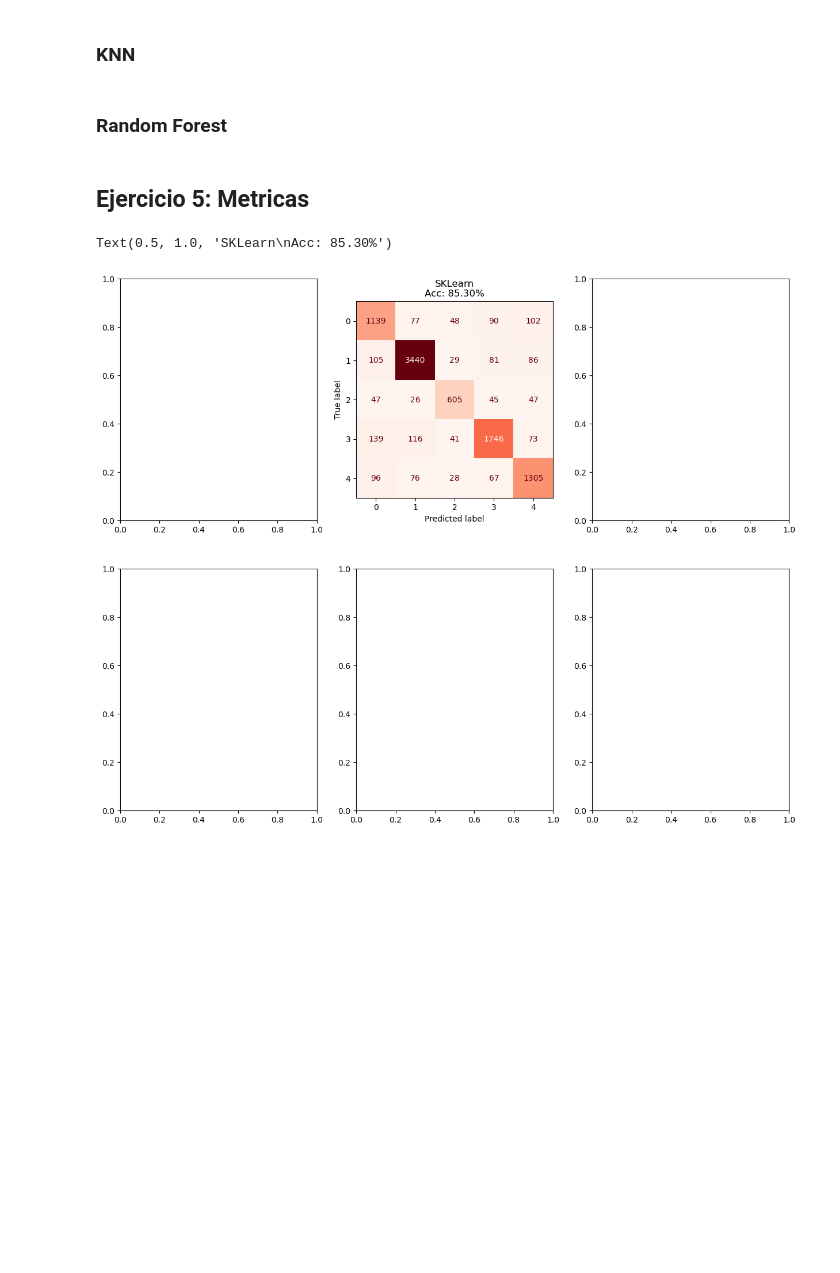
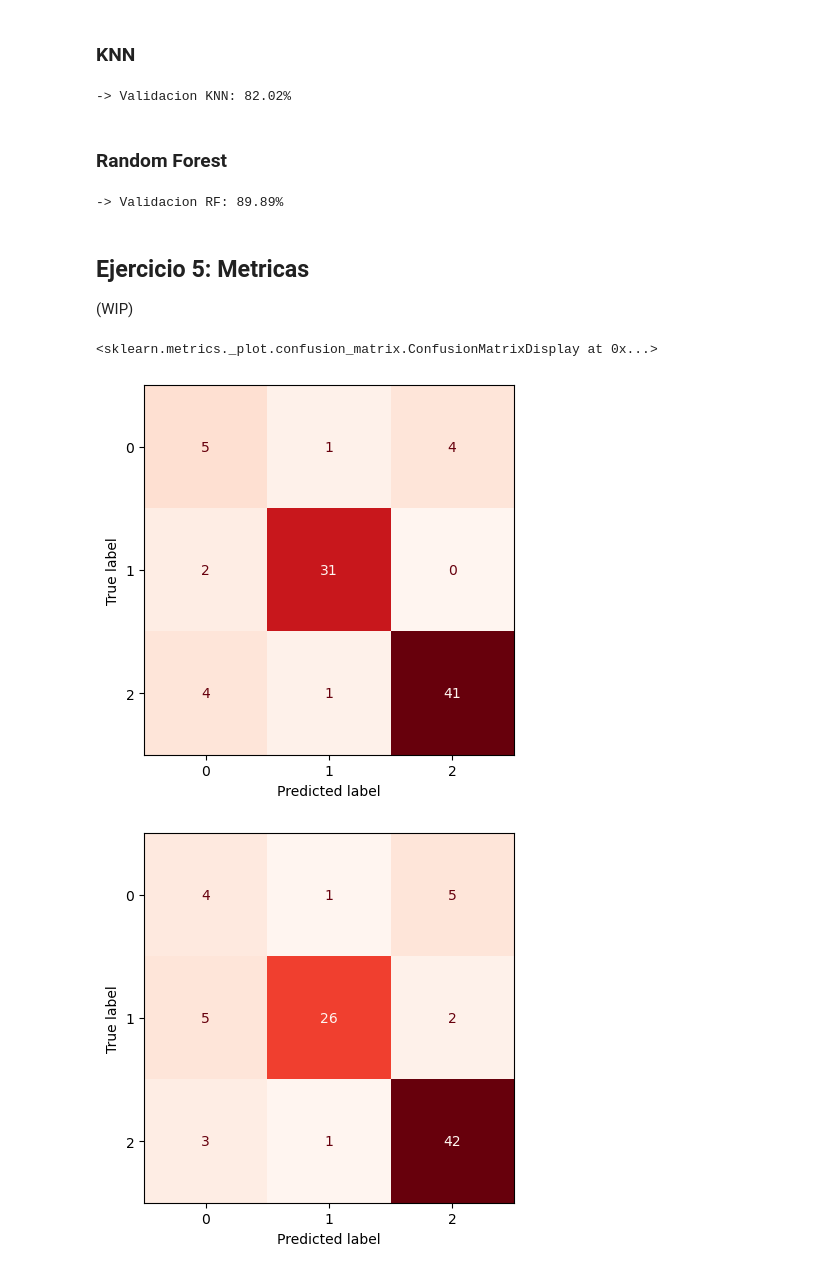
Before and after one commit to pokoli0/AAMD, a Jupyter notebook: Practica5/Practica5Enuncuado/guia.ipynb, the cells around one changed output. Cells and saved outputs as stored; diff of their text form; code cells hidden in the pictures; blank space fills up the shorter version.

Commit message:
metricas

```diff
--- a/Practica5/Practica5Enuncuado/guia.ipynb
+++ b/Practica5/Practica5Enuncuado/guia.ipynb
@@ -379,11 +285,11 @@ mlp_sklearn = MLPClassifier(
         verbose=True
     )
 
-mlp_sklearn.fit(X_train, y_train_lbl)
+mlp_sklearn.fit(X_train, y_train)
 
 y_pred_sklearn = mlp_sklearn.predict(X_test)
 
-acc_sklearn = accuracy_score(y_test_lbl, y_pred_sklearn)
+acc_sklearn = accuracy_score(y_test, y_pred_sklearn)
 
 print(f"-> Validacion SKLearn MLP: {acc_sklearn * 100:.2f}%")
 # %% [output]
@@ -407,11 +313,13 @@ Training loss did not improve more than tol=0.000100 for 100 consecutive epochs.
 # %% [markdown]
 ### Decision Tree
 # %%
+from sklearn.tree import DecisionTreeClassifier
+
 # codigo del decision tree
 
 dt = DecisionTreeClassifier(max_depth=10, random_state=42)
-dt.fit(X_train, y_train_lbl)
+dt.fit(X_train, y_train)
 y_pred_dt = dt.predict(X_test)
-acc_dt = accuracy_score(y_test_lbl, y_pred_dt)
+acc_dt = accuracy_score(y_test, y_pred_dt)
 
 print(f"-> Validacion DT: {acc_dt * 100:.2f}%")
@@ -418,24 +328,36 @@ print(f"-> Validacion DT: {acc_dt * 100:.2f}%")
 # %% [markdown]
 ### KNN
 # %%
+from sklearn.neighbors import KNeighborsClassifier
+
 # codigo del KNN
 
 knn = KNeighborsClassifier(n_neighbors=5)
-knn.fit(X_train, y_train_lbl)
+knn.fit(X_train, y_train)
 y_pred_knn = knn.predict(X_test)
-acc_knn = accuracy_score(y_test_lbl, y_pred_knn)
+acc_knn = accuracy_score(y_test, y_pred_knn)
 
 print(f"-> Validacion KNN: {acc_knn * 100:.2f}%")
+# %% [output]
+-> Validacion KNN: 82.02%
 # %% [markdown]
 ### Random Forest
 # %%
+from sklearn.ensemble import RandomForestClassifier
+
+
 # codigo del random forest
 
 rf = RandomForestClassifier(n_estimators=100, max_depth=15, random_state=42)
-rf.fit(X_train, y_train_lbl)
+rf.fit(X_train, y_train)
 y_pred_rf = rf.predict(X_test)
-acc_rf = accuracy_score(y_test_lbl, y_pred_rf)
+acc_rf = accuracy_score(y_test, y_pred_rf)
 
 print(f"-> Validacion RF: {acc_rf * 100:.2f}%")
+# %% [output]
+-> Validacion RF: 89.89%
 # %% [markdown]
 ## Ejercicio 5: Metricas
+
+
+(WIP)
@@ -445,20 +364,12 @@ from sklearn.metrics import ConfusionMatrixDisplay
 # %%
+
+from sklearn.metrics import ConfusionMatrixDisplay
+
 # Matriz de confusion
 
-fig, axes = plt.subplots(2, 3, figsize=(15, 12))
-axes = axes.flatten()
-
-ConfusionMatrixDisplay.from_predictions(y_test_lbl, y_pred_sklearn, ax=axes[1], cmap="Reds", colorbar=False)
-axes[1].set_title(f"SKLearn\nAcc: {acc_sklearn * 100:.2f}%")
-
-#ConfusionMatrixDisplay.from_predictions(y_test_lbl, y_pred_knn, ax=axes[2], cmap="Reds", colorbar=False)
-#axes[2].set_title(f"KNN\nAcc: {acc_knn * 100:.2f}%")
-
-#ConfusionMatrixDisplay.from_predictions(y_test_lbl, y_pred_rf, ax=axes[3], cmap="Reds", colorbar=False)
-#axes[3].set_title(f"RF\nAcc: {acc_rf * 100:.2f}%")
-
-#ConfusionMatrixDisplay.from_predictions(y_test_lbl, y_pred_dt, ax=axes[4], cmap="Reds", colorbar=False)
-#axes[4].set_title(f"DT\nAcc: {acc_rf * 100:.2f}%")
+ConfusionMatrixDisplay.from_predictions(y_test, y_pred_sklearn, cmap="Reds", colorbar=False)
+ConfusionMatrixDisplay.from_predictions(y_test, y_pred_dt, cmap="Reds", colorbar=False)
 # %% [output]
-Text(0.5, 1.0, 'SKLearn\nAcc: 85.30%')
+<sklearn.metrics._plot.confusion_matrix.ConfusionMatrixDisplay at 0x...>
-[figure, old version]
+[figure, new version]
+[figure, added]
```
Also changed, not shown: parts of 7 cells of this notebook, 3 other files.
